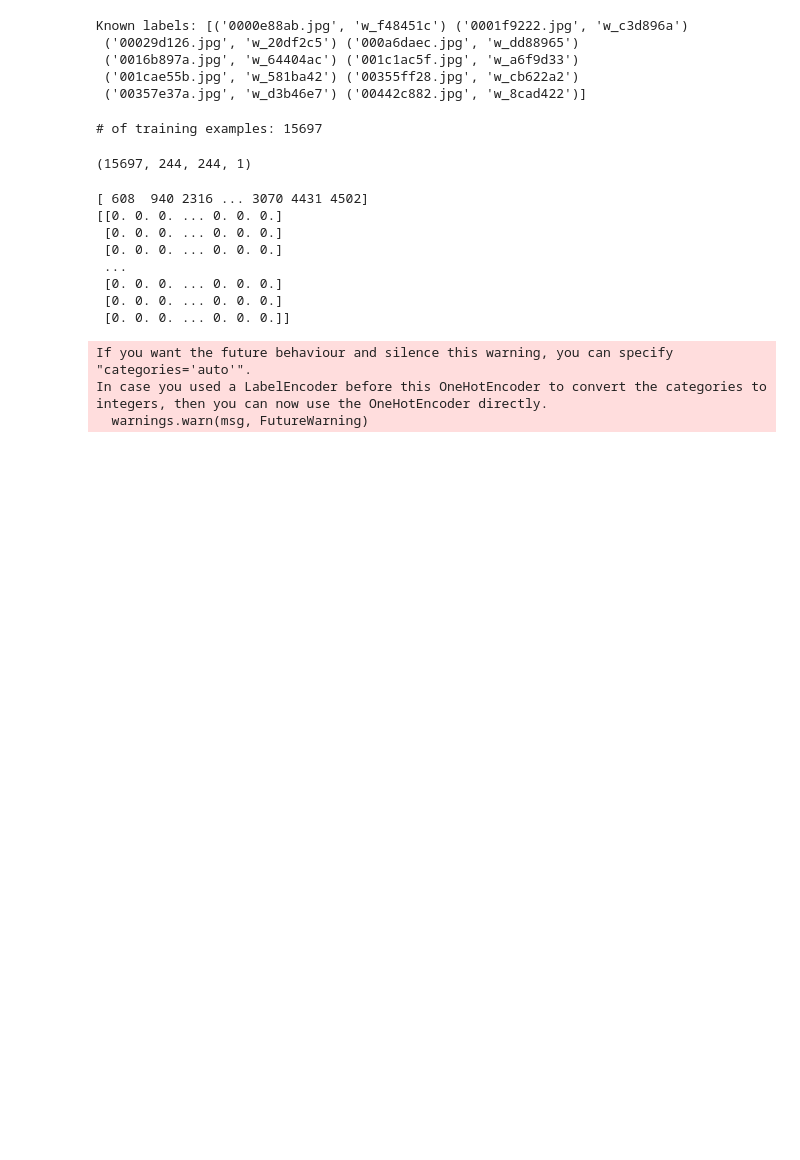
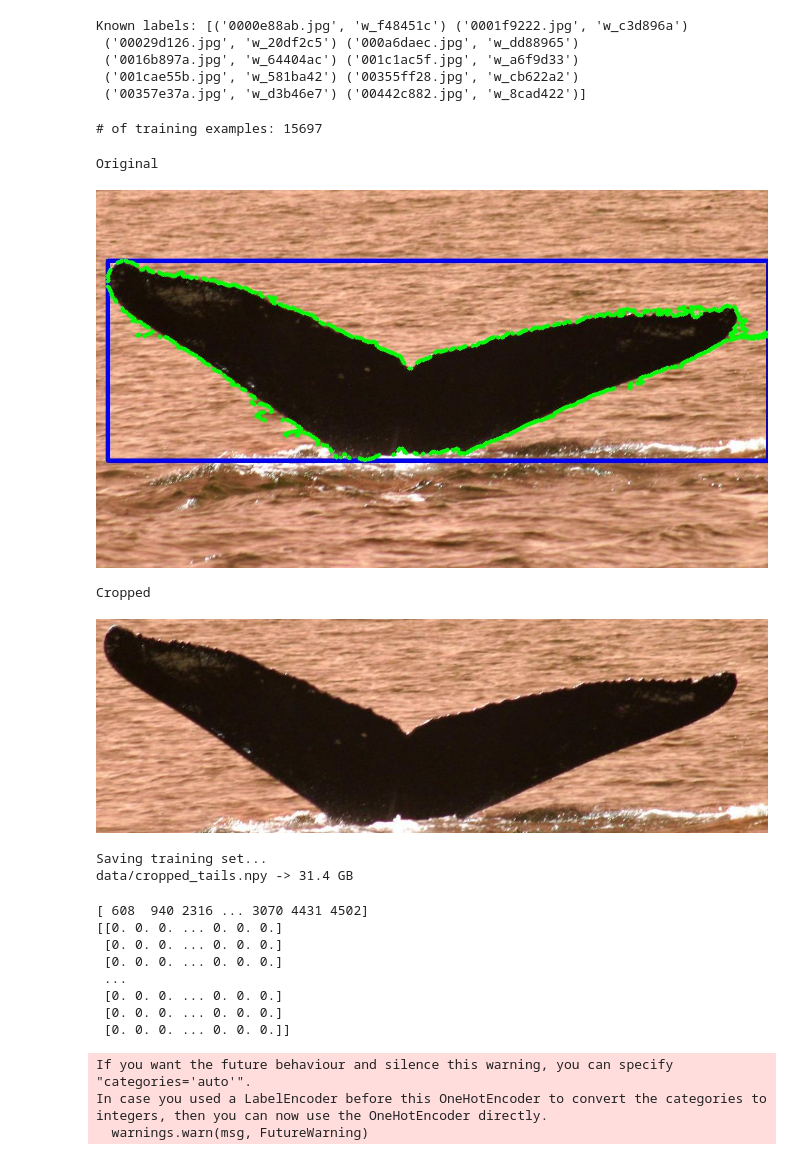
Before and after one commit to olehb/humpbacks, a Jupyter notebook: humpback.ipynb, the cells around one changed output. Cells and saved outputs as stored; diff of their text form; code cells hidden in the pictures; blank space fills up the shorter version.

```diff
--- a/humpback.ipynb
+++ b/humpback.ipynb
@@ -130,27 +130,47 @@ def get_input_vector(filename, resize_to_x, resize_to_y):
     return vector
 # %%
 filename = os.path.join(DATA_FOLDER, 'train', train_filenames[0])
+img = cv2.imread(filename, cv2.IMREAD_UNCHANGED)
 contour = get_large_contour(filename)
+
+cropped_img = crop_contour(img, contour).copy()
 x, y, w, h = cv2.boundingRect(contour)
-img = cv2.imread(filename, cv2.IMREAD_UNCHANGED)
 img = cv2.rectangle(img, (x, y), (x+w, y+h), (0, 0, 255), 5)
 img = cv2.drawContours(img, contour, -1, (0, 255, 0), 5)
+print("Original")
 showarray(img)
+print("Cropped")
+showarray(cropped_img)
+# %% [output]
+Original
+[figure, added]
+Cropped
+[figure, added]
 # %%
-recalculate_training_set = False
+# Data preprocessing
 
-if recalculate_training_set:
-    train_x_dim = 244
-    train_y_dim = 244
+from tqdm import tqdm
+import humanize
+
+train_x_dim = 500
+train_y_dim = 500
+
+saved_data_filename = os.path.join(DATA_FOLDER, 'cropped_tails.npy')
+
+if not os.path.isfile(saved_data_filename):
     train_set = np.empty((len(train_filenames), train_x_dim, train_y_dim, 1), dtype=np.double)
-    for i in range(len(train_filenames)):
+    for i in tqdm(range(len(train_filenames))):
         filename = os.path.join(DATA_FOLDER, 'train', train_filenames[i])
         train_set[i] = get_input_vector(filename, train_x_dim, train_y_dim)
     print("Saving training set...")
-    np.save(os.path.join(DATA_FOLDER, 'cropped_tails.npy'), train_set)
+    np.save(saved_data_filename, train_set)
+    print("{} -> {}".format(saved_data_filename, humanize.naturalsize(os.stat(saved_data_filename).st_size)))
+else:
+    print("{} already exists".format(saved_data_filename))
+    train_set = np.load(saved_data_filename)
+
+train_set.shape
+# %% [output]
+Saving training set...
+data/cropped_tails.npy -> 31.4 GB
-# %%
-train_set = np.load(os.path.join(DATA_FOLDER, 'cropped_tails.npy'))
-train_set.shape
-# %% [output]
-(15697, 244, 244, 1)
 # %%
```
Also changed, not shown: parts of 7 cells of this notebook.
